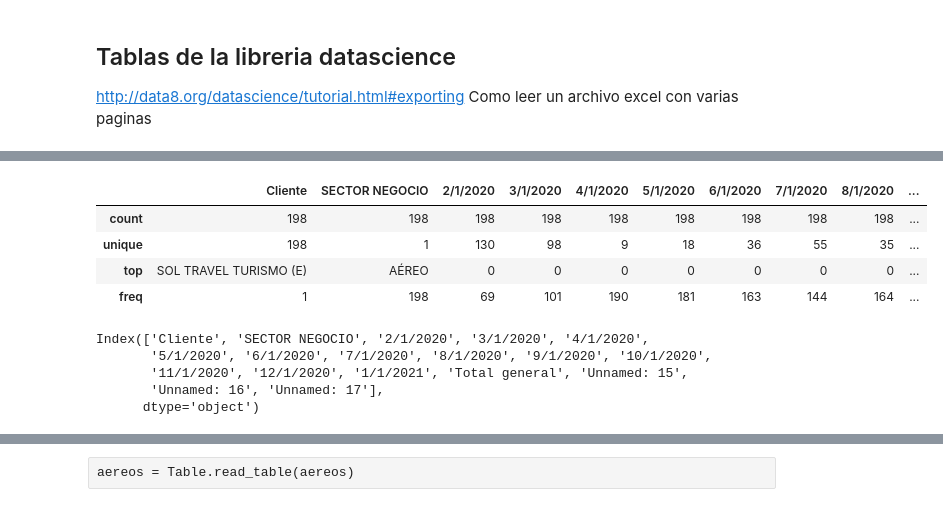
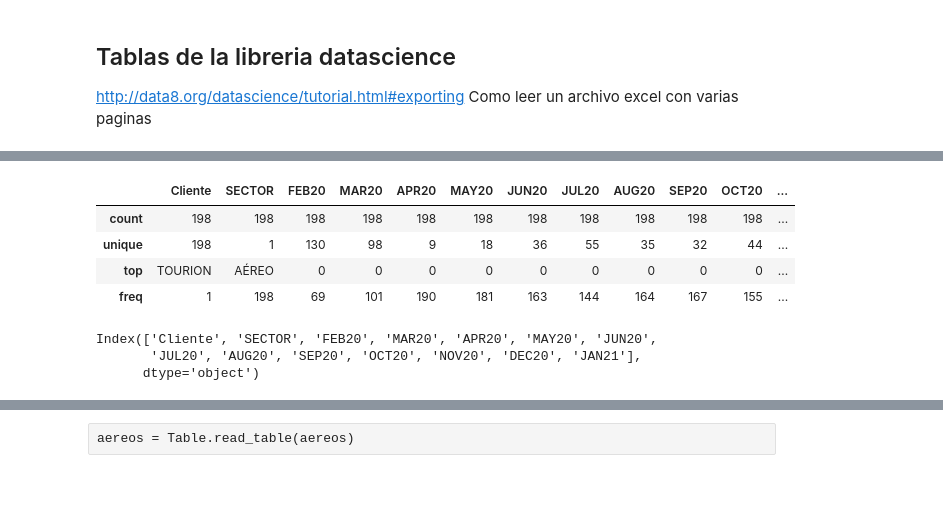
Before and after one commit to MarcoCenturion/Bash_data_analytics, a Jupyter notebook: Ventas Delfos por vertical.ipynb, the cells around one changed output, grey strips where cells are left out. Cells and saved outputs as stored; diff of their text form; code cells hidden in the pictures.

```diff
--- a/Ventas Delfos por vertical.ipynb
+++ b/Ventas Delfos por vertical.ipynb
@@ -35,4 +20,5 @@ clientes.describe()
 # %%
 clientes=pd.DataFrame(clientes)
-# %%
-clientes=clientes.fillna(0)
+# %%
+clientes.columns = ['Cliente', 'SECTOR', 'FEB20', 'MAR20', 'APR20','MAY20', 'JUN20', 'JUL20', 'AUG20', 'SEP20', 'OCT20','NOV20', 'DEC20', 'JAN21']
+clientes.columns
@@ -129,20 +173,18 @@ DELFOS NO FACTURAR VIA
 # %%
-clientes[clientes['SECTOR NEGOCIO'] == 'AÉREO'].describe()
+clientes[clientes['SECTOR'] == 'AÉREO'].describe()
 # %% [output]
-|  | Cliente | SECTOR NEGOCIO | 2/1/2020 | 3/1/2020 | 4/1/2020 | 5/1/2020 | 6/1/2020 | 7/1/2020 | 8/1/2020 | ... |
-| count | 198 | 198 | 198 | 198 | 198 | 198 | 198 | 198 | 198 | ... |
-| unique | 198 | 1 | 130 | 98 | 9 | 18 | 36 | 55 | 35 | ... |
-| top | SOL TRAVEL TURISMO (E) | AÉREO | 0 | 0 | 0 | 0 | 0 | 0 | 0 | ... |
-| freq | 1 | 198 | 69 | 101 | 190 | 181 | 163 | 144 | 164 | ... |
+|  | Cliente | SECTOR | FEB20 | MAR20 | APR20 | MAY20 | JUN20 | JUL20 | AUG20 | SEP20 | OCT20 | ... |
+| count | 198 | 198 | 198 | 198 | 198 | 198 | 198 | 198 | 198 | 198 | 198 | ... |
+| unique | 198 | 1 | 130 | 98 | 9 | 18 | 36 | 55 | 35 | 32 | 44 | ... |
+| top | TOURION | AÉREO | 0 | 0 | 0 | 0 | 0 | 0 | 0 | 0 | 0 | ... |
+| freq | 1 | 198 | 69 | 101 | 190 | 181 | 163 | 144 | 164 | 167 | 155 | ... |
 # %%
 import matplotlib.pyplot as plt
 import seaborn as sns
 # %%
 clientes.columns
 # %% [output]
-Index(['Cliente', 'SECTOR NEGOCIO', '2/1/2020', '3/1/2020', '4/1/2020',
-       '5/1/2020', '6/1/2020', '7/1/2020', '8/1/2020', '9/1/2020', '10/1/2020',
-       '11/1/2020', '12/1/2020', '1/1/2021', 'Total general', 'Unnamed: 15',
-       'Unnamed: 16', 'Unnamed: 17'],
+Index(['Cliente', 'SECTOR', 'FEB20', 'MAR20', 'APR20', 'MAY20', 'JUN20',
+       'JUL20', 'AUG20', 'SEP20', 'OCT20', 'NOV20', 'DEC20', 'JAN21'],
       dtype='object')
 # %%
```
Also changed, not shown: parts of 20 cells of this notebook, 2 other files.
